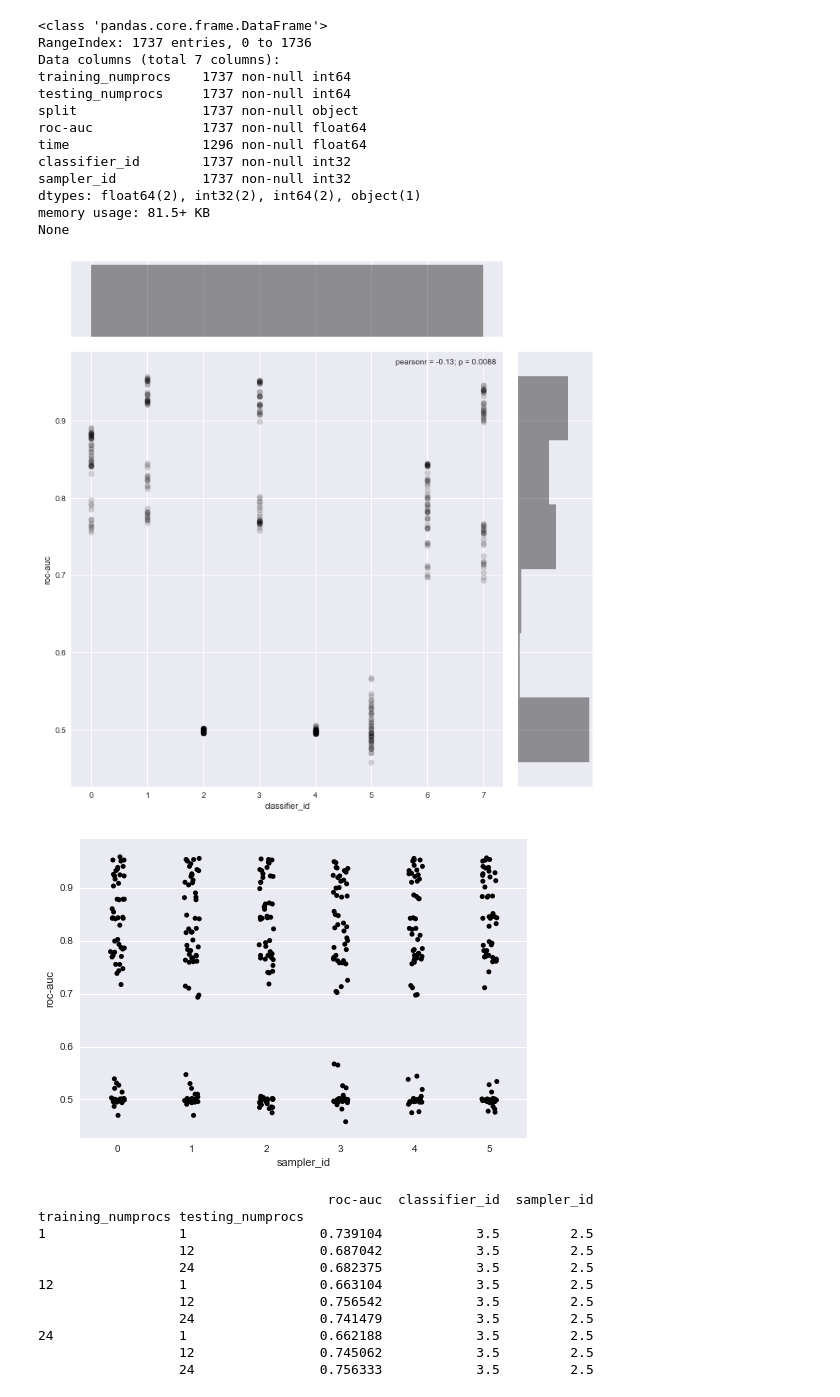
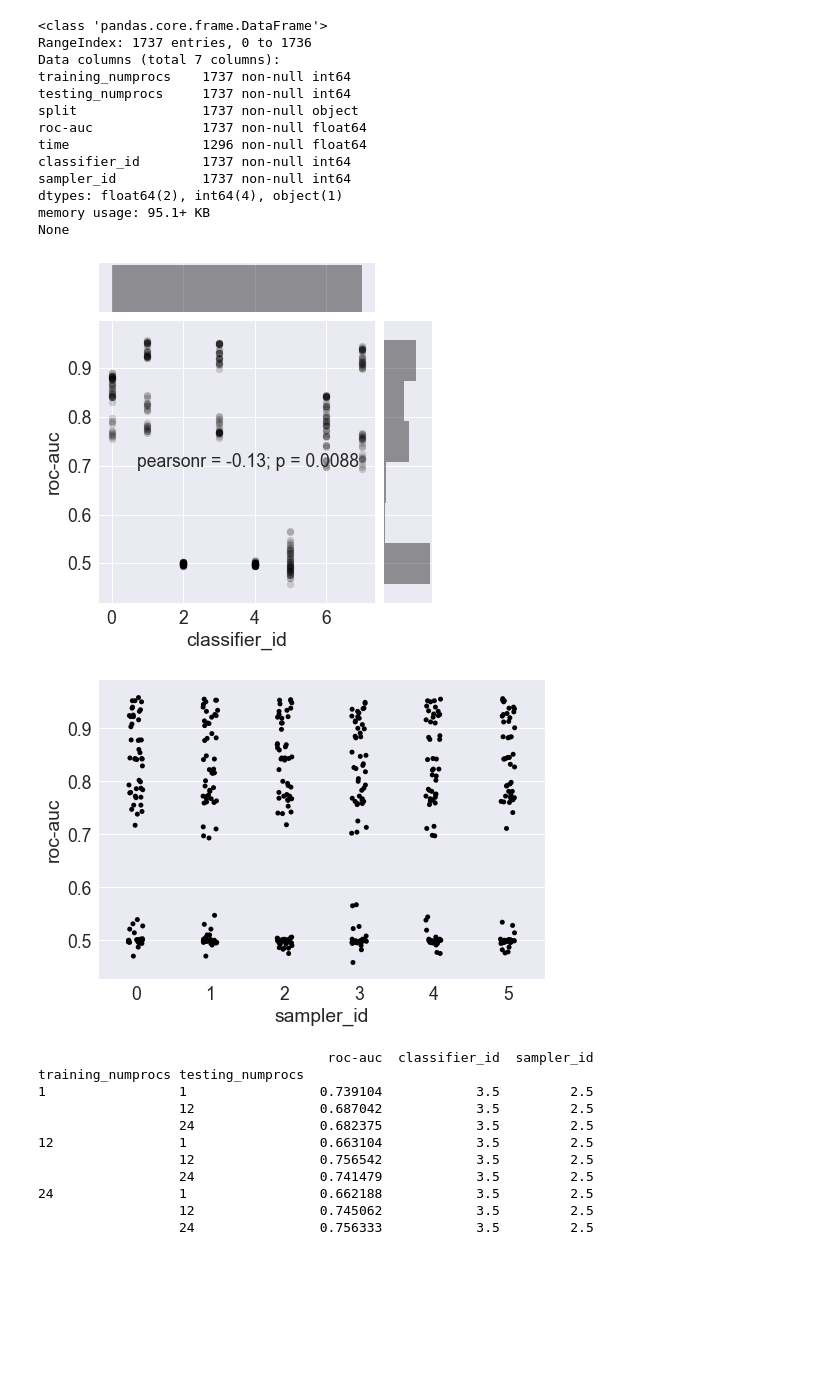
Before and after one commit to patemotter/trilinos-prediction, a Jupyter notebook: ml_files/Summit_Comparison.ipynb, the cells around one changed output. Cells and saved outputs as stored; diff of their text form; code cells hidden in the pictures; blank space fills up the shorter version.

```diff
--- a/ml_files/Summit_Comparison.ipynb
+++ b/ml_files/Summit_Comparison.ipynb
@@ -4,6 +4,7 @@ import pandas as pd
 import seaborn as sns
 import timeit
 
+sns.set(font_scale=1.75)
 predictions = pd.read_csv('../data/roc_data/summit_1_12_24_ml_predictions.csv', header=0, delimiter='\t')
 
 predictions['classifier_id'] = predictions.classifier.map({
@@ -38,22 +39,21 @@ testing_numprocs     1737 non-null int64
 split                1737 non-null object
 roc-auc              1737 non-null float64
 time                 1296 non-null float64
-classifier_id        1737 non-null int32
-sampler_id           1737 non-null int32
-dtypes: float64(2), int32(2), int64(2), object(1)
-memory usage: 81.5+ KB
+classifier_id        1737 non-null int64
+sampler_id           1737 non-null int64
+dtypes: float64(2), int64(4), object(1)
+memory usage: 95.1+ KB
 None
 # %%
 new_pred = predictions[predictions.split == 'avg']
 
 #exp_1_1 = new_pred[new_pred.training_numprocs == 1]
 #exp_1_1 = new_pred[new_pred.testing_numprocs == 1]
 
-sns.jointplot(x="classifier_id", y="roc-auc", data=new_pred,
-              size=10, alpha=.15, color='k')
+a = sns.jointplot(x="classifier_id", y="roc-auc", data=new_pred, alpha=.15, color='k')
 sns.plt.show()
 # %% [output]
-[figure, old version]
+[figure, new version]
 # %%
 new_pred = predictions[predictions.split == 'avg']
 
@@ -63,7 +63,7 @@ new_pred = predictions[predictions.split == 'avg']
 sns.stripplot(x="sampler_id", y="roc-auc", data=new_pred, jitter=True, color='k')
 sns.plt.show()
 # %% [output]
-[figure, old version]
+[figure, new version]
 # %%
 np.set_printoptions(threshold=np.nan)
 pd.options.display.max_rows = 4000
```
Also changed, not shown: parts of 5 cells of this notebook, 3 other files.
